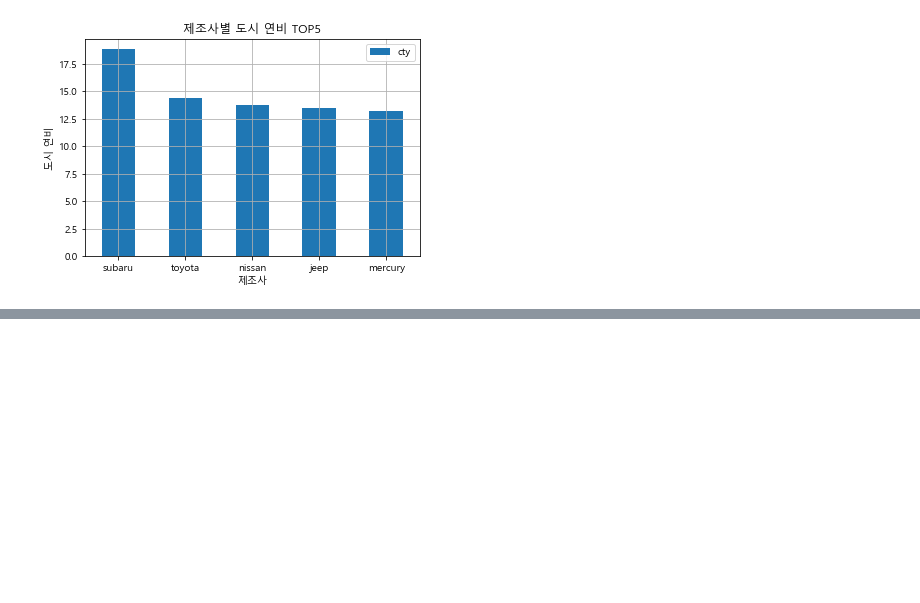
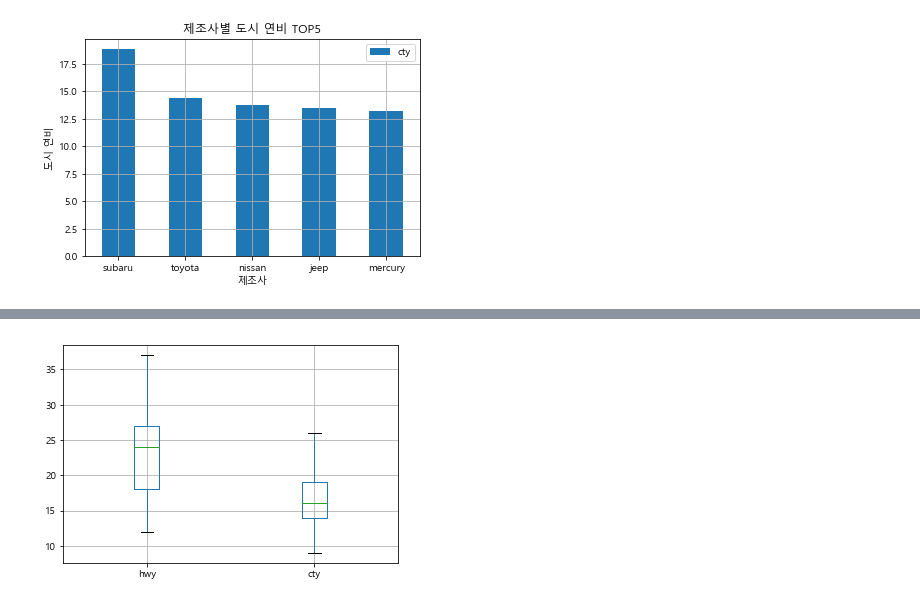
Before and after one commit to gabychoi/TIL, a Jupyter notebook: visualization[01].ipynb, the cells around one changed output, grey strips where cells are left out. Saved outputs shown, nothing was run; the diff lists cells and outputs as text; code cells hidden in the pictures; blank space fills up the shorter version.

```diff
--- a/visualization[01].ipynb
+++ b/visualization[01].ipynb
@@ -791,0 +871,4 @@ plt.show()
+# %%
+# 도시 연비의 이상치 데이터 추출
+cty_outlier_df = data_df.query('cty > '+str(upper_outlier['cty']))
+cty_outlier_df
@@ -791,0 +946,6 @@ plt.show()
+# %%
+drv_mean_df = outlier_clean_df.filter(['hwy', 'cty'])
+drv_mean_df.boxplot()
+plt.show()
+# %% [output]
+[figure, added]
```
Also changed, not shown: parts of 16 cells of this notebook.
